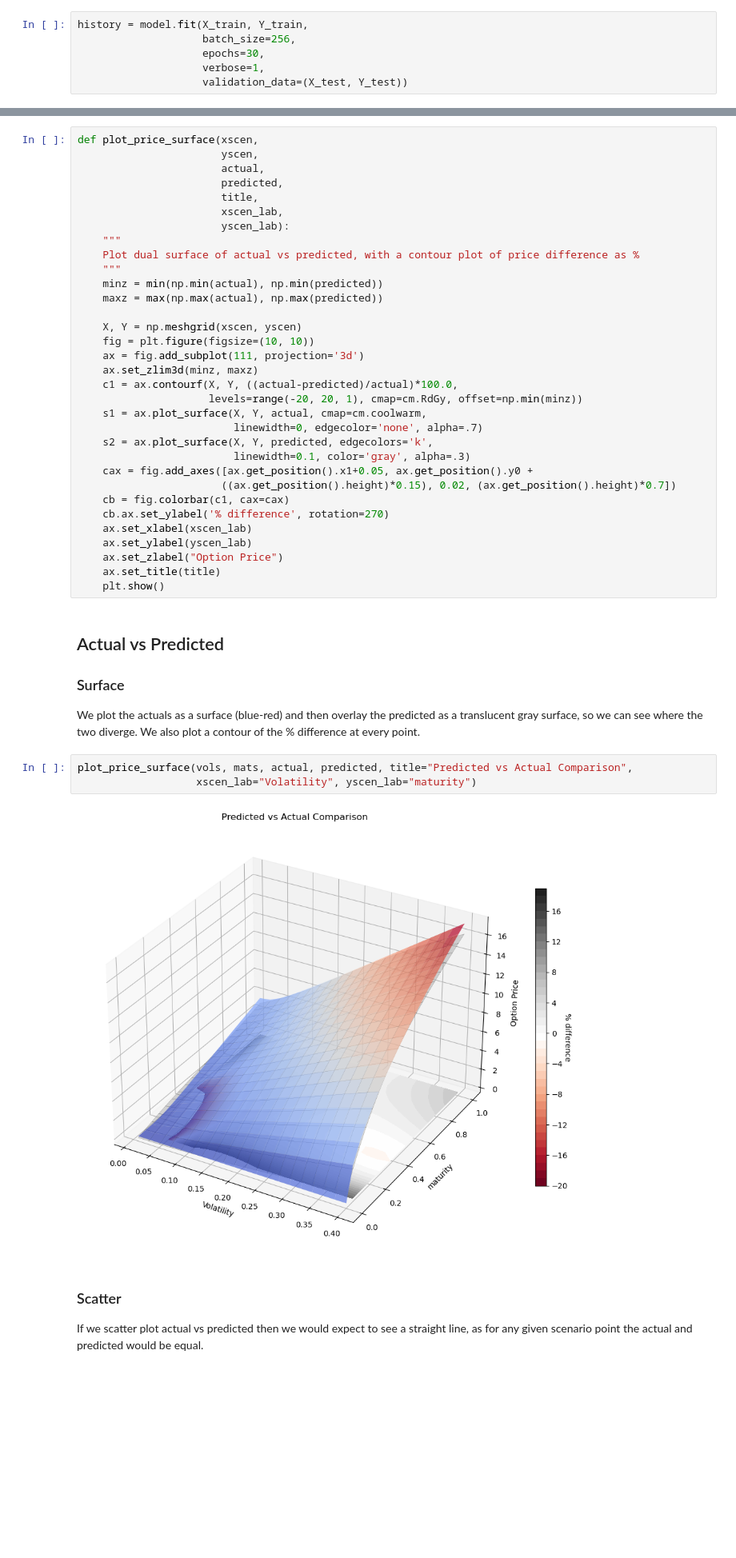
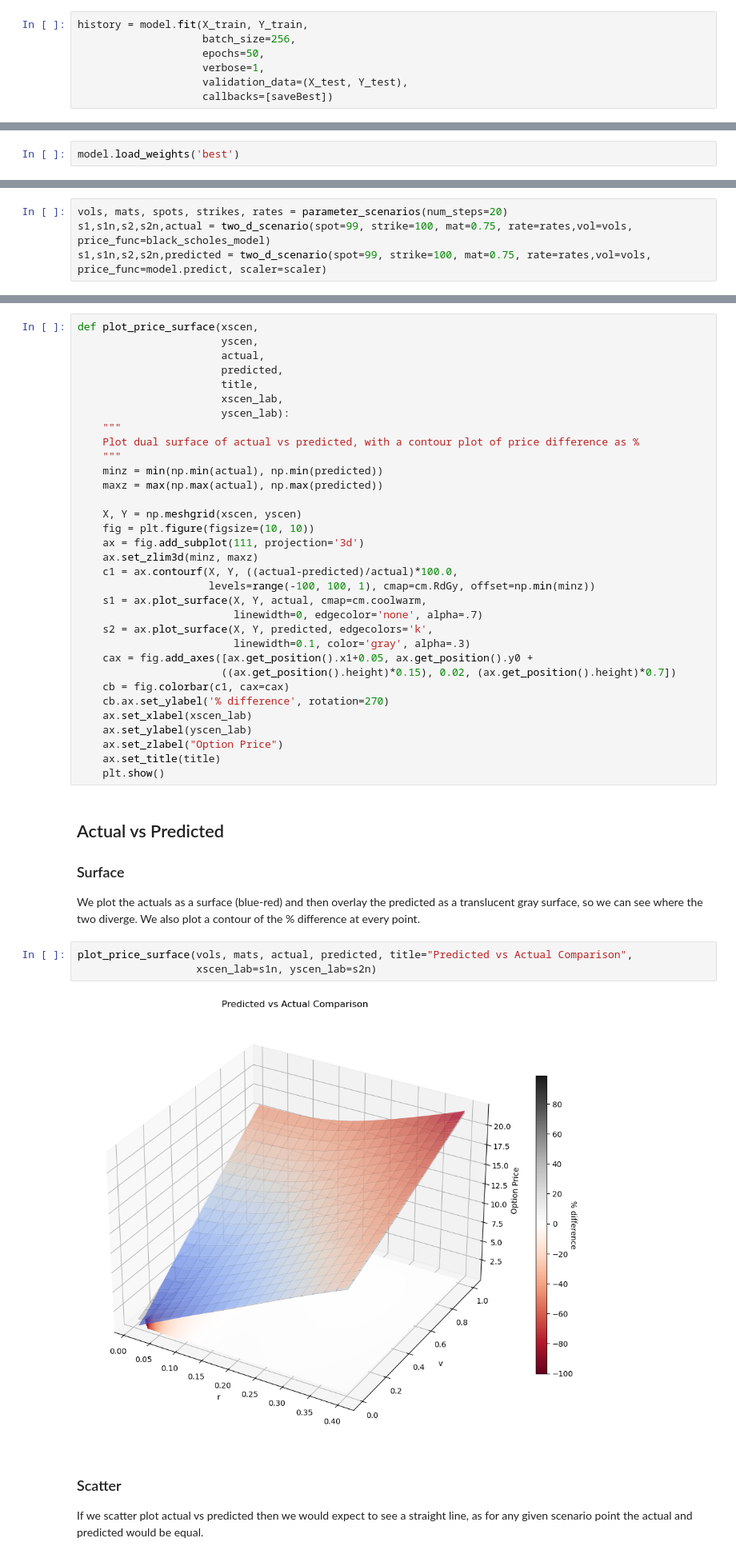
Before and after one commit to parrisma/optprice, a Jupyter notebook: jupyter/optprice.ipynb, the cells around one changed output, grey strips where cells are left out. Shown: that part at 80% size. Saved outputs shown, nothing was run; the diff lists cells and outputs as text; blank space fills up the shorter version.

```diff
--- a/jupyter/optprice.ipynb
+++ b/jupyter/optprice.ipynb
@@ -341,7 +290,8 @@ Y_test = np.asarray(Y_test)
 # %%
 history = model.fit(X_train, Y_train,
                     batch_size=256,
-                    epochs=30,
+                    epochs=50,
                     verbose=1,
-                    validation_data=(X_test, Y_test))
+                    validation_data=(X_test, Y_test),
+                    callbacks=[saveBest])
 # %% [output]
@@ -366,3 +316,5 @@ Epoch 30/30
 model.save('saved_model')
 # %% [output]
 INFO:tensorflow:Assets written to: saved_model\assets
+# %%
+model.load_weights('best')
@@ -401,0 +350,4 @@ s1, s1_name, s2, s2_name, predicted = two_d_scenario(spot=99, strike=100, mat=ma
+# %%
+vols, mats, spots, strikes, rates = parameter_scenarios(num_steps=20)
+s1,s1n,s2,s2n,actual = two_d_scenario(spot=99, strike=100, mat=0.75, rate=rates,vol=vols, price_func=black_scholes_model)
+s1,s1n,s2,s2n,predicted = two_d_scenario(spot=99, strike=100, mat=0.75, rate=rates,vol=vols, price_func=model.predict, scaler=scaler)
@@ -418,7 +388,7 @@ def plot_price_surface(xscen,
     ax = fig.add_subplot(111, projection='3d')
     ax.set_zlim3d(minz, maxz)
     c1 = ax.contourf(X, Y, ((actual-predicted)/actual)*100.0,
-                     levels=range(-20, 20, 1), cmap=cm.RdGy, offset=np.min(minz))
+                     levels=range(-100, 100, 1), cmap=cm.RdGy, offset=np.min(minz))
     s1 = ax.plot_surface(X, Y, actual, cmap=cm.coolwarm,
                          linewidth=0, edgecolor='none', alpha=.7)
     s2 = ax.plot_surface(X, Y, predicted, edgecolors='k',
@@ -440,9 +410,9 @@ def plot_price_surface(xscen,
 We plot the actuals as a surface (blue-red) and then overlay the predicted as a translucent gray surface, so we can see where the two diverge. We also plot a contour of the % difference at every point.
 # %%
 plot_price_surface(vols, mats, actual, predicted, title="Predicted vs Actual Comparison",
-                   xscen_lab="Volatility", yscen_lab="maturity")
+                   xscen_lab=s1n, yscen_lab=s2n)
 # %% [output]
-[figure, old version]
+[figure, new version]
 # %% [markdown]
 ### Scatter
 If we scatter plot actual vs predicted then we would expect to see a straight line, as for any given scenario point the actual and predicted would be equal.
```
Also changed, not shown: parts of 20 cells of this notebook, 1 other file.
